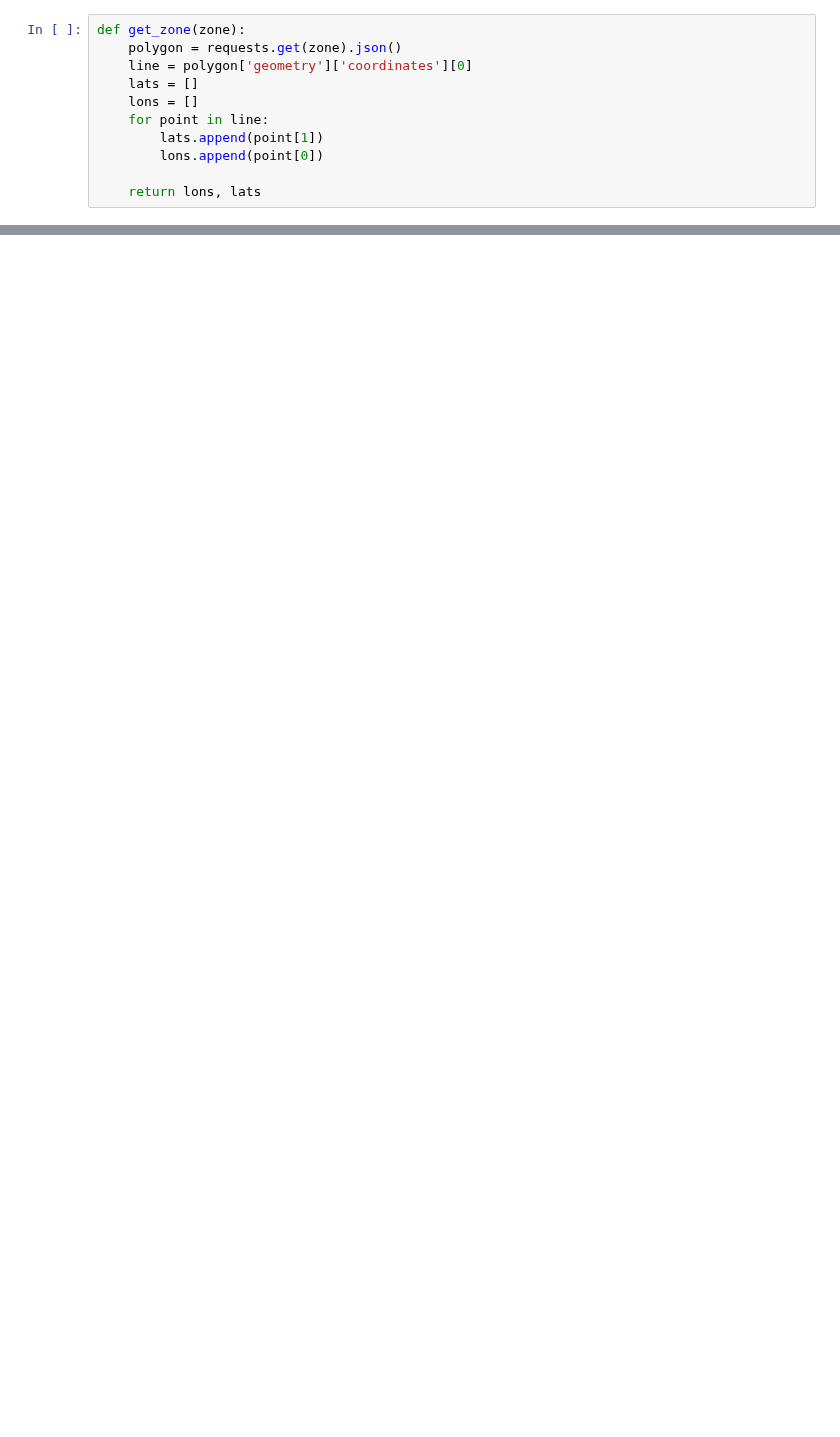
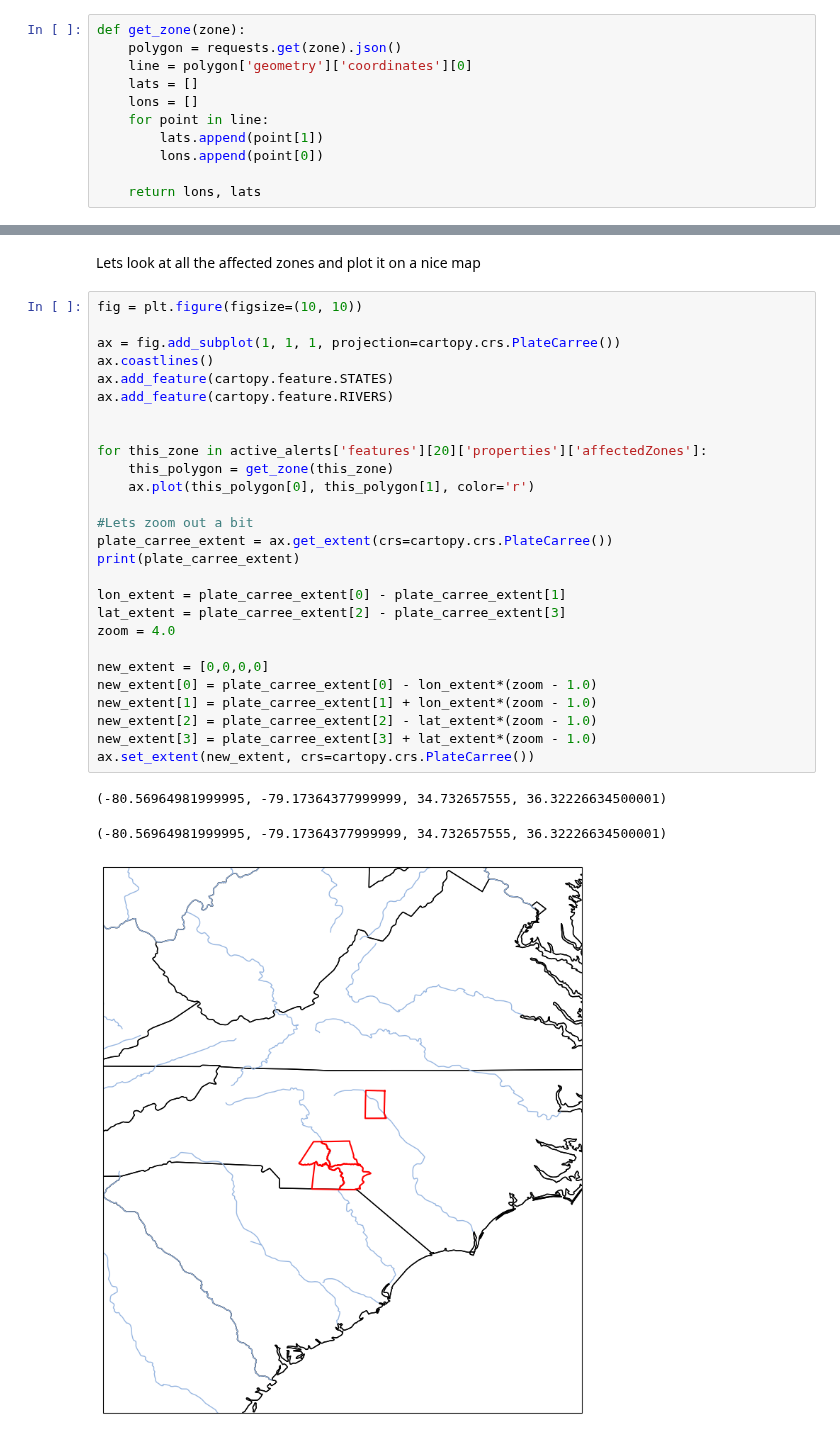
Before and after one commit to scollis/notebooks, a Jupyter notebook: NWSAPI.ipynb, the cells around one changed output, grey strips where cells are left out. Cells and saved outputs as stored; diff of their text form; blank space fills up the shorter version.

```diff
--- a/NWSAPI.ipynb
+++ b/NWSAPI.ipynb
@@ -195,0 +87,33 @@ for pgon in zones_for_warning:
+# %% [markdown]
+Lets look at all the affected zones and plot it on a nice map
+# %%
+fig = plt.figure(figsize=(10, 10))
+
+ax = fig.add_subplot(1, 1, 1, projection=cartopy.crs.PlateCarree())
+ax.coastlines()
+ax.add_feature(cartopy.feature.STATES)
+ax.add_feature(cartopy.feature.RIVERS)
+
+
+for this_zone in active_alerts['features'][20]['properties']['affectedZones']:
+    this_polygon = get_zone(this_zone)
+    ax.plot(this_polygon[0], this_polygon[1], color='r')
+
+#Lets zoom out a bit
+plate_carree_extent = ax.get_extent(crs=cartopy.crs.PlateCarree())
+print(plate_carree_extent)
+
+lon_extent = plate_carree_extent[0] - plate_carree_extent[1]
+lat_extent = plate_carree_extent[2] - plate_carree_extent[3]
+zoom = 4.0
+
+new_extent = [0,0,0,0]
+new_extent[0] = plate_carree_extent[0] - lon_extent*(zoom - 1.0)
+new_extent[1] = plate_carree_extent[1] + lon_extent*(zoom - 1.0)
+new_extent[2] = plate_carree_extent[2] - lat_extent*(zoom - 1.0)
+new_extent[3] = plate_carree_extent[3] + lat_extent*(zoom - 1.0)
+ax.set_extent(new_extent, crs=cartopy.crs.PlateCarree())
+# %% [output]
+(-80.56964981999995, -79.17364377999999, 34.732657555, 36.32226634500001)
+(-80.56964981999995, -79.17364377999999, 34.732657555, 36.32226634500001)
+[figure, added]
```
Also changed, not shown: parts of 36 cells of this notebook.
